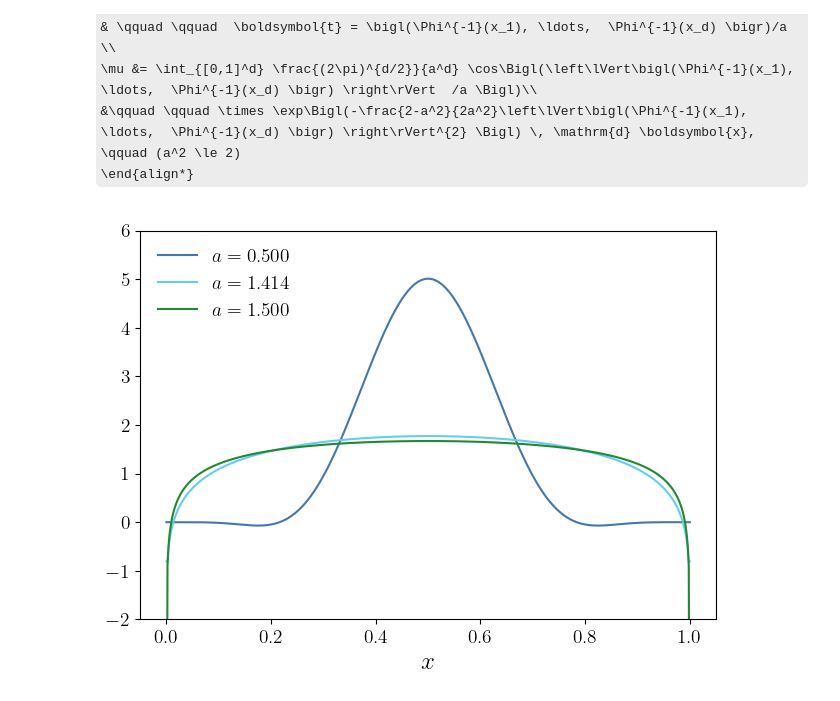
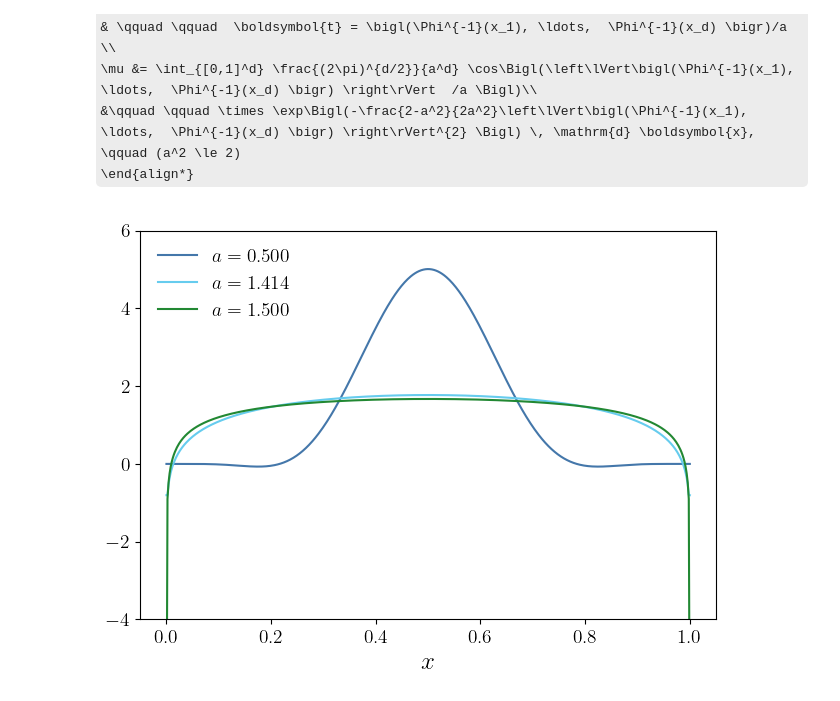
Before and after one commit to QMCSoftware/MATH565Fall2025, a Jupyter notebook: notebooks/KeisterExample.ipynb, the cells around one changed output. Drawn from its saved outputs; the diff is of its cells as text; code cells hidden in the pictures; some formulas as TeX source.

```diff
--- a/notebooks/KeisterExample.ipynb
+++ b/notebooks/KeisterExample.ipynb
@@ -91,12 +91,12 @@ def f(x, a):
 # %%
 x_plot = np.linspace(TINY,1-TINY,500)[:, None]
 a_list = [0.5, np.sqrt(2), 1.5]
 fig, ax = plt.subplots()
 for a in a_list:
     ax.plot(x_plot, f(x_plot,a), label=rf"$a = {a:2.3f}$")
-ax.set_ylim(-2,6)
+ax.set_ylim(-4,6)
 ax.set_xlabel("$x$")
 ax.legend(loc="upper left")
 fig.tight_layout()
 # %% [output]
-[figure, old version]
+[figure, new version]
```
Also changed, not shown: 1 other file.
